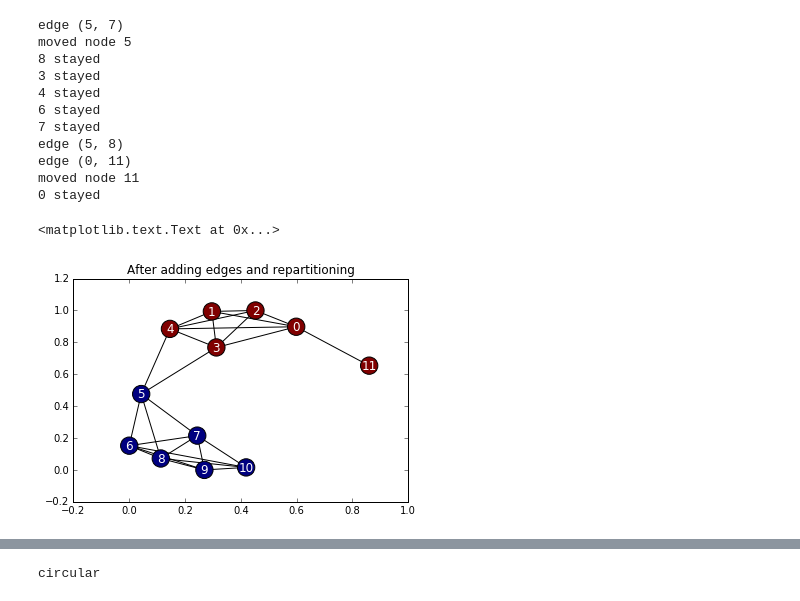
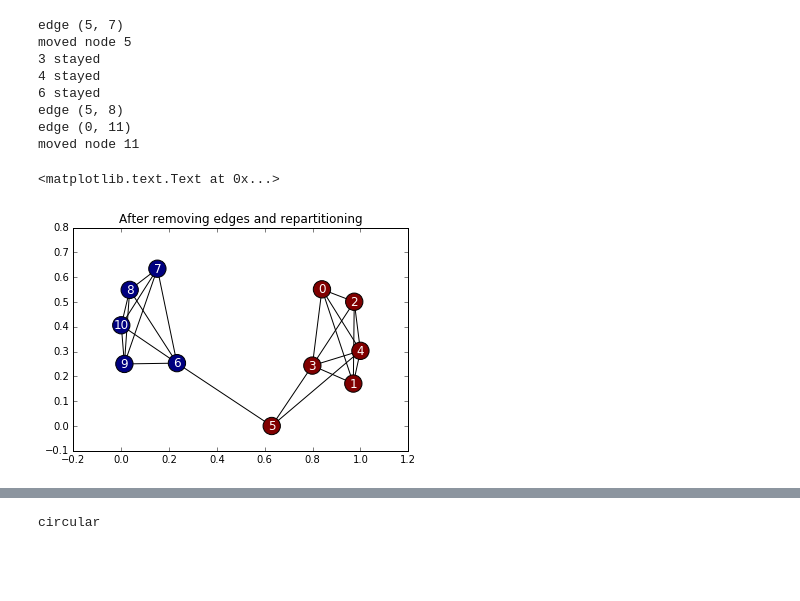
Before and after one commit to xiaohan2012/controversy_detection, a Jupyter notebook: dynamic_graph_partitioning.ipynb, the cells around one changed output, grey strips where cells are left out. Drawn from its saved outputs; the diff is of its cells as text; code cells hidden in the pictures; blank space fills up the shorter version.

Commit message:
update graph bug fixed; top-k controversial hashtag integration

```diff
--- a/dynamic_graph_partitioning.ipynb
+++ b/dynamic_graph_partitioning.ipynb
@@ -120,0 +134,9 @@ plt.title('Before adding edges')
+# %%
+# part = update_partition(g, node_cluster_ids=part, edges_to_add=[(5, 7), (5, 8), (0, 11)])
+node2cluster = dict(zip(g.nodes_iter(), part))
+node2cluster = update_partition_new(g, node2cluster, edges_to_add=[(5, 7), (5, 8), (0, 11)])
+
+nx.draw_networkx(g,
+                 font_color='white',
+                 node_color=[node2cluster[n] for n in g.nodes_iter()])
+plt.title('After adding edges and repartitioning')
@@ -121,18 +157,17 @@ plt.title('Before adding edges')
 # %%
-part = update_partition(g, node_cluster_ids=part, edges_to_add=[(5, 7), (5, 8), (0, 11)])
-nx.draw_networkx(g, font_color='white', node_color=part)
-plt.title('After adding edges and repartitioning')
+node2cluster = update_partition_new(g, node2cluster, edges_to_remove=[(5, 7), (5, 8), (0, 11)])
+nx.draw_networkx(g,
+                 font_color='white',
+                 node_color=[node2cluster[n] for n in g.nodes_iter()])
+plt.title('After removing edges and repartitioning')
 # %% [output]
 edge (5, 7)
 moved node 5
-8 stayed
 3 stayed
 4 stayed
 6 stayed
-7 stayed
 edge (5, 8)
 edge (0, 11)
 moved node 11
-0 stayed
 <matplotlib.text.Text at 0x...>
-[figure, old version]
+[figure, new version]
```
Also changed, not shown: parts of 11 cells of this notebook, 5 other files.
